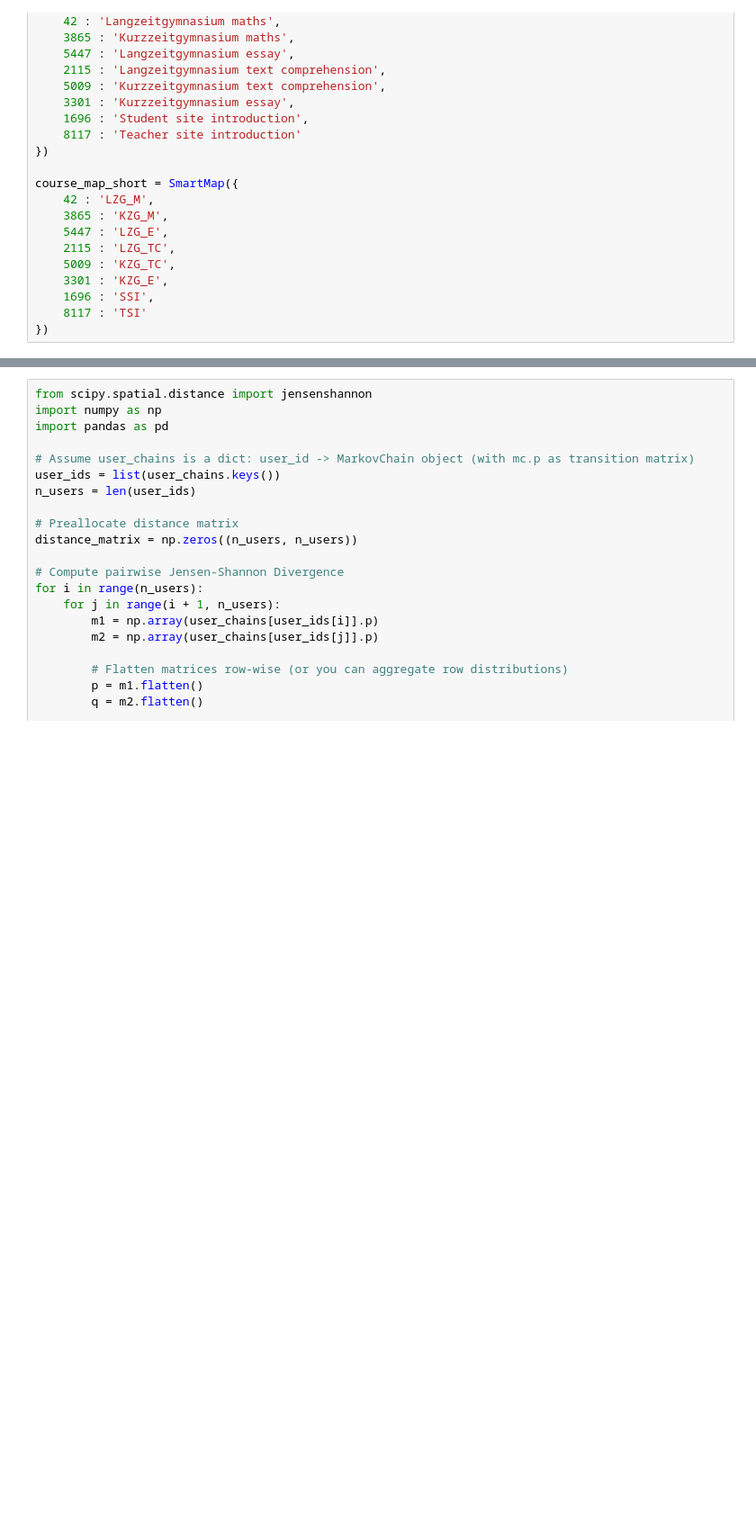
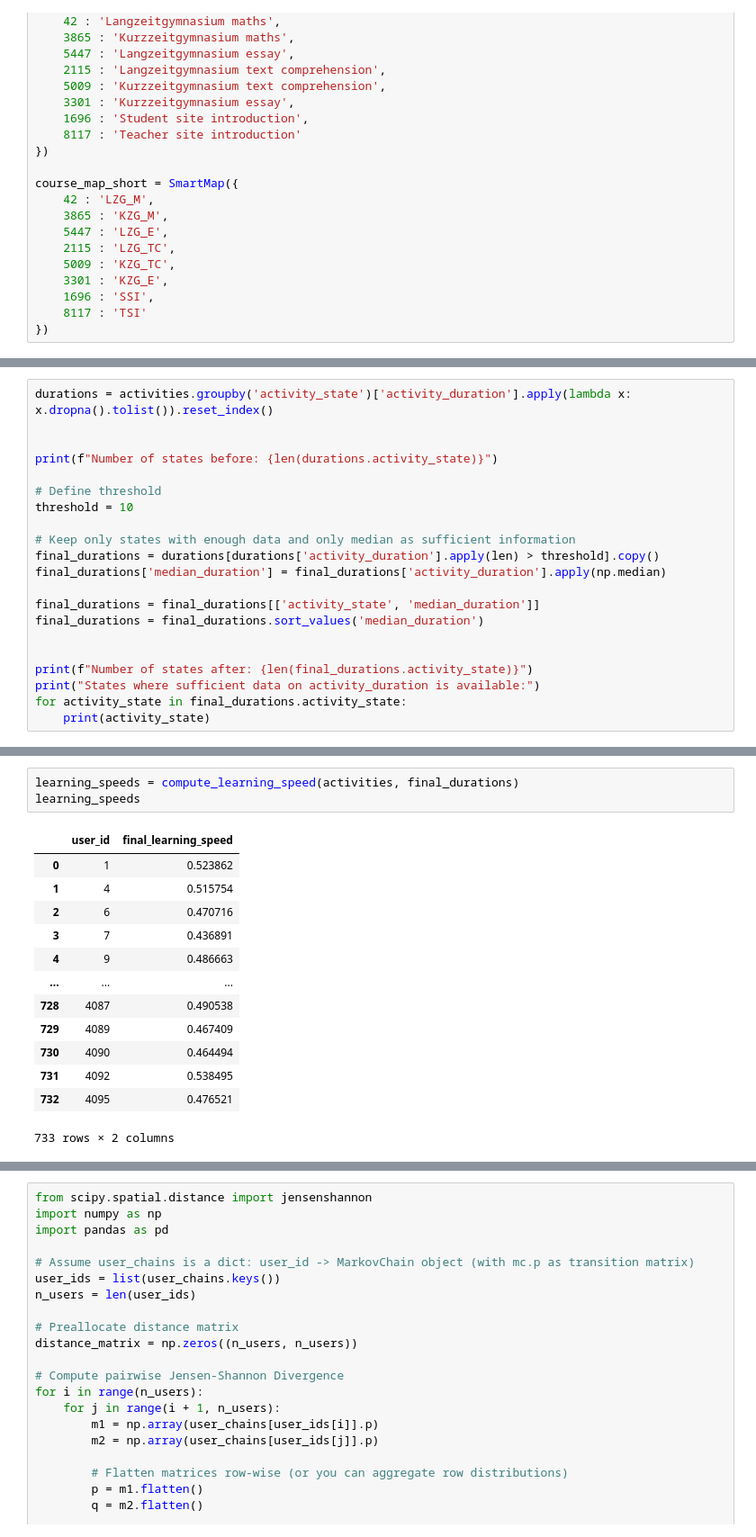
Before and after one commit to malenraychev/BigMMMBehaviour, a Jupyter notebook: markov.ipynb, the cells around one changed output, grey strips where cells are left out. Shown: that part at 90% size. Drawn from its saved outputs; the diff is of its cells as text; blank space fills up the shorter version.

```diff
--- a/markov.ipynb
+++ b/markov.ipynb
@@ -58,0 +157,21 @@ n_states = len(all_states)
+# %%
+durations = activities.groupby('activity_state')['activity_duration'].apply(lambda x: x.dropna().tolist()).reset_index()
+
+
+print(f"Number of states before: {len(durations.activity_state)}")
+
+# Define threshold
+threshold = 10
+
+# Keep only states with enough data and only median as sufficient information
+final_durations = durations[durations['activity_duration'].apply(len) > threshold].copy()
+final_durations['median_duration'] = final_durations['activity_duration'].apply(np.median)
+
+final_durations = final_durations[['activity_state', 'median_duration']]
+final_durations = final_durations.sort_values('median_duration')
+
+
+print(f"Number of states after: {len(final_durations.activity_state)}")
+print("States where sufficient data on activity_duration is available:")
+for activity_state in final_durations.activity_state:
+    print(activity_state)
@@ -58,0 +321,17 @@ n_states = len(all_states)
+# %%
+learning_speeds = compute_learning_speed(activities, final_durations)
+learning_speeds
+# %% [output]
+|  | user_id | final_learning_speed |
+| 0 | 1 | 0.523862 |
+| 1 | 4 | 0.515754 |
+| 2 | 6 | 0.470716 |
+| 3 | 7 | 0.436891 |
+| 4 | 9 | 0.486663 |
+| ... | ... | ... |
+| 728 | 4087 | 0.490538 |
+| 729 | 4089 | 0.467409 |
+| 730 | 4090 | 0.464494 |
+| 731 | 4092 | 0.538495 |
+| 732 | 4095 | 0.476521 |
+733 rows × 2 columns
```
Also changed, not shown: parts of 35 cells of this notebook, 1 other file.
